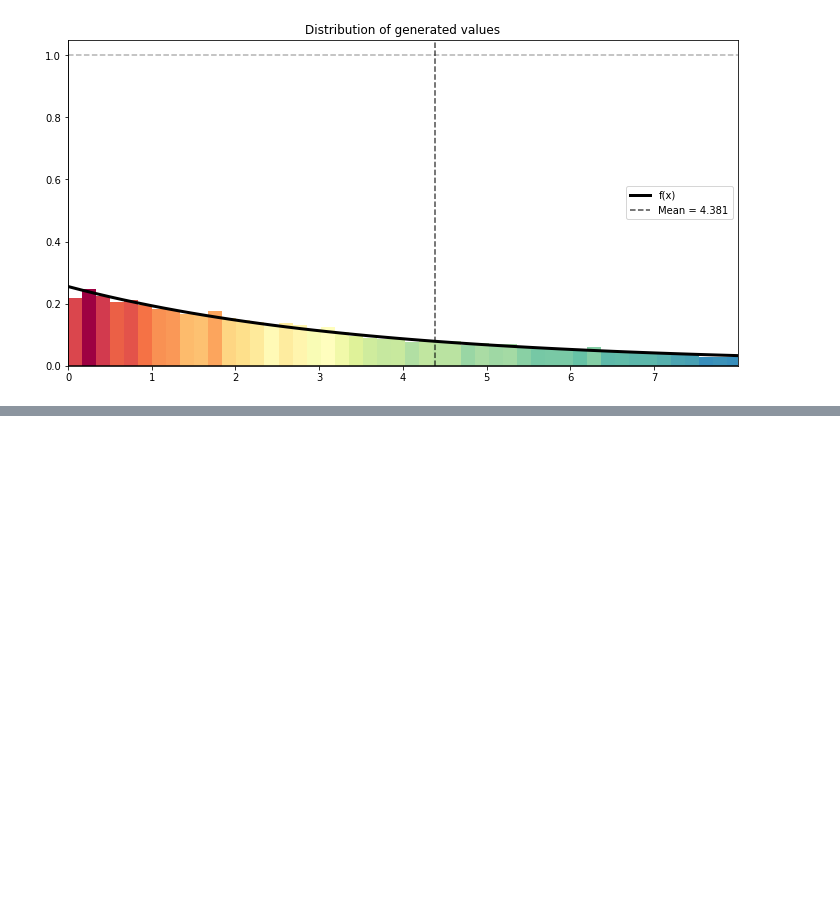
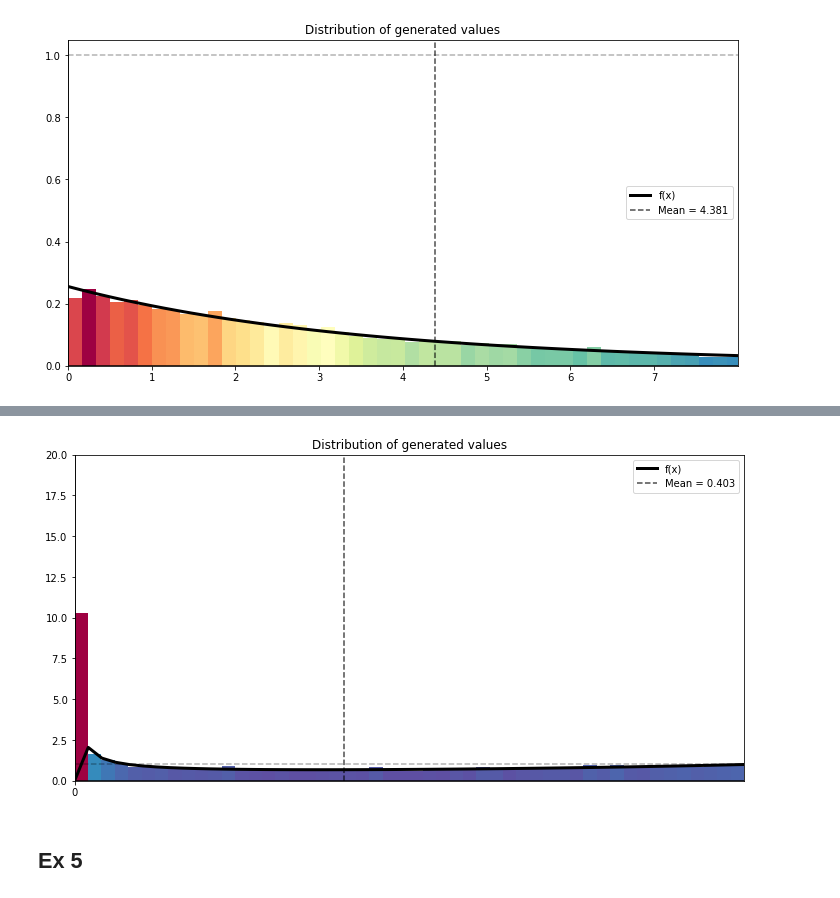
Before and after one commit to git-lu/models-and-simulations, a Jupyter notebook: exguide5.ipynb, the cells around one changed output, grey strips where cells are left out. Drawn from its saved outputs; the diff is of its cells as text; code cells hidden in the pictures; blank space fills up the shorter version.

```diff
--- a/exguide5.ipynb
+++ b/exguide5.ipynb
@@ -477,0 +543,6 @@ composition.plot(10000,bins=300)
+# %%
+ex6gen.plot(10000,bins=50)
+# %% [output]
+[figure, added]
+# %% [markdown]
+## Ex 5
```
Also changed, not shown: parts of 20 cells of this notebook, 1 other file.
